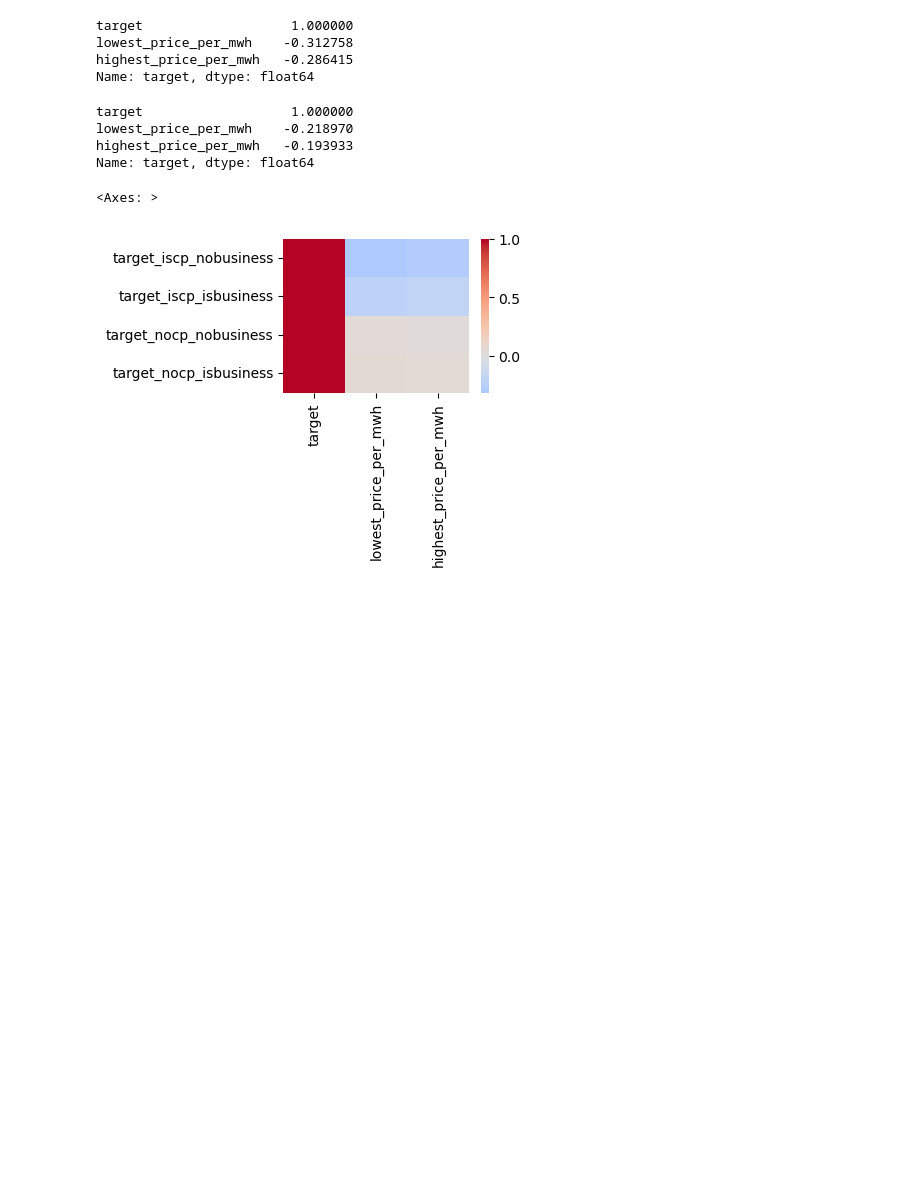
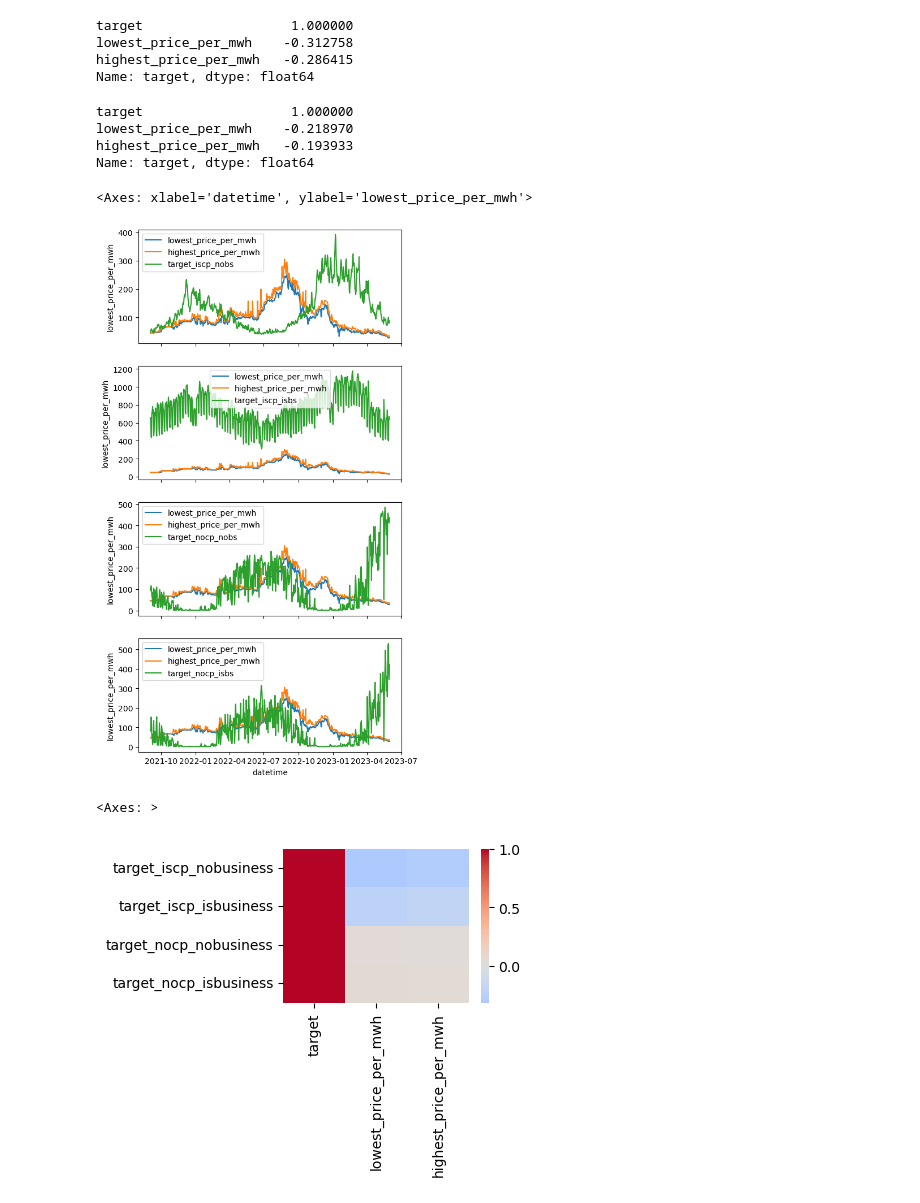
Before and after one commit to Accoutant/kaggle_competition, a Jupyter notebook: data_process/data_analysis_for_train.ipynb, the cells around one changed output. Drawn from its saved outputs; the diff is of its cells as text; code cells hidden in the pictures; blank space fills up the shorter version.

```diff
--- a/data_process/data_analysis_for_train.ipynb
+++ b/data_process/data_analysis_for_train.ipynb
@@ -189,9 +190,9 @@ train_corr_gas_nocp = train[train['is_consumption'] == 0]
 train_corr_gas_nocp = train_corr_gas_nocp.groupby(['is_business', 'data_block_id']).mean()
 # %%
 # 生产非商业用电与天然气价格的相关性
-concat_train_and_gas = pd.merge(left=train_corr_gas_nocp.loc[0], right=gas_prices, on='data_block_id')
-concat_train_and_gas = concat_train_and_gas[['target', 'lowest_price_per_mwh', 'highest_price_per_mwh']]
-corr_nocp_nobs = concat_train_and_gas.corr()['target']
+concat_train_and_gas_nocp_nobs = pd.merge(left=train_corr_gas_nocp.loc[0], right=gas_prices, on='data_block_id')
+concat_train_and_gas_nocp = concat_train_and_gas_nocp_nobs[['target', 'lowest_price_per_mwh', 'highest_price_per_mwh']]
+corr_nocp_nobs = concat_train_and_gas_nocp.corr()['target']
 corr_nocp_nobs
 # %% [output]
 target                   1.000000
@@ -200,9 +201,9 @@ highest_price_per_mwh    0.028195
 Name: target, dtype: float64
 # %%
 # 生产商业用电与天然气价格的相关性
-concat_train_and_gas = pd.merge(left=train_corr_gas_nocp.loc[1], right=gas_prices, on='data_block_id')
-concat_train_and_gas = concat_train_and_gas[['target', 'lowest_price_per_mwh', 'highest_price_per_mwh']]
-corr_nocp_isbs = concat_train_and_gas.corr()['target']
+concat_train_and_gas_nocp_isbs = pd.merge(left=train_corr_gas_nocp.loc[1], right=gas_prices, on='data_block_id')
+concat_train_and_gas_nocp = concat_train_and_gas_nocp_isbs[['target', 'lowest_price_per_mwh', 'highest_price_per_mwh']]
+corr_nocp_isbs = concat_train_and_gas_nocp.corr()['target']
 corr_nocp_isbs
 # %% [output]
 target                   1.000000
@@ -217,9 +218,9 @@ train_corr_gas_cp = train[train['is_consumption'] == 1]
 train_corr_gas_cp = train_corr_gas_cp.groupby(by=['is_business', 'data_block_id']).mean()
 # %%
 # 消费非商业用电与天然气价格的相关性
-concat_train_and_gas = pd.merge(left=train_corr_gas_cp.loc[0], right=gas_prices, on='data_block_id')
-concat_train_and_gas = concat_train_and_gas[['target', 'lowest_price_per_mwh', 'highest_price_per_mwh']]
-corr_iscp_nobs = concat_train_and_gas.corr()['target']
+concat_train_and_gas_iscp_nobs = pd.merge(left=train_corr_gas_cp.loc[0], right=gas_prices, on='data_block_id')
+concat_train_and_gas_iscp = concat_train_and_gas_iscp_nobs[['target', 'lowest_price_per_mwh', 'highest_price_per_mwh']]
+corr_iscp_nobs = concat_train_and_gas_iscp.corr()['target']
 corr_iscp_nobs
 # %% [output]
 target                   1.000000
@@ -228,13 +229,27 @@ highest_price_per_mwh   -0.286415
 Name: target, dtype: float64
 # %%
 # 消费商业用电与天然气价格的相关性
-concat_train_and_gas = pd.merge(left=train_corr_gas_cp.loc[1], right=gas_prices, on='data_block_id')
-concat_train_and_gas = concat_train_and_gas[['target', 'lowest_price_per_mwh', 'highest_price_per_mwh']]
-corr_iscp_isbs = concat_train_and_gas.corr()['target']
+concat_train_and_gas_iscp_isbs = pd.merge(left=train_corr_gas_cp.loc[1], right=gas_prices, on='data_block_id')
+concat_train_and_gas_iscp = concat_train_and_gas_iscp_isbs[['target', 'lowest_price_per_mwh', 'highest_price_per_mwh']]
+corr_iscp_isbs = concat_train_and_gas_iscp.corr()['target']
 corr_iscp_isbs
 # %% [output]
 target                   1.000000
 lowest_price_per_mwh    -0.218970
 highest_price_per_mwh   -0.193933
 Name: target, dtype: float64
+# %%
+# 画折线图
+figure, axes = plt.subplots(4, 1, figsize=(6,12), sharex=True)
+for ax in axes.ravel():
+    sns.lineplot(data=concat_train_and_gas_iscp_isbs, x='datetime', y='lowest_price_per_mwh', label='lowest_price_per_mwh', ax=ax)
+    sns.lineplot(data=concat_train_and_gas_iscp_isbs, x='datetime', y='highest_price_per_mwh', label='highest_price_per_mwh', ax=ax)
+    ax.legend(bbox_to_anchor=(1, 0.5))
+sns.lineplot(data=concat_train_and_gas_iscp_nobs, x='datetime', y='target', label='target_iscp_nobs', ax=axes[0])
+sns.lineplot(data=concat_train_and_gas_iscp_isbs, x='datetime', y='target', label='target_iscp_isbs', ax=axes[1])
+sns.lineplot(data=concat_train_and_gas_nocp_nobs, x='datetime', y='target', label='target_nocp_nobs', ax=axes[2])
+sns.lineplot(data=concat_train_and_gas_nocp_isbs, x='datetime', y='target', label='target_nocp_isbs', ax=axes[3])
+# %% [output]
+<Axes: xlabel='datetime', ylabel='lowest_price_per_mwh'>
+[figure, added]
 # %%
```
Also changed, not shown: parts of 13 cells of this notebook.
